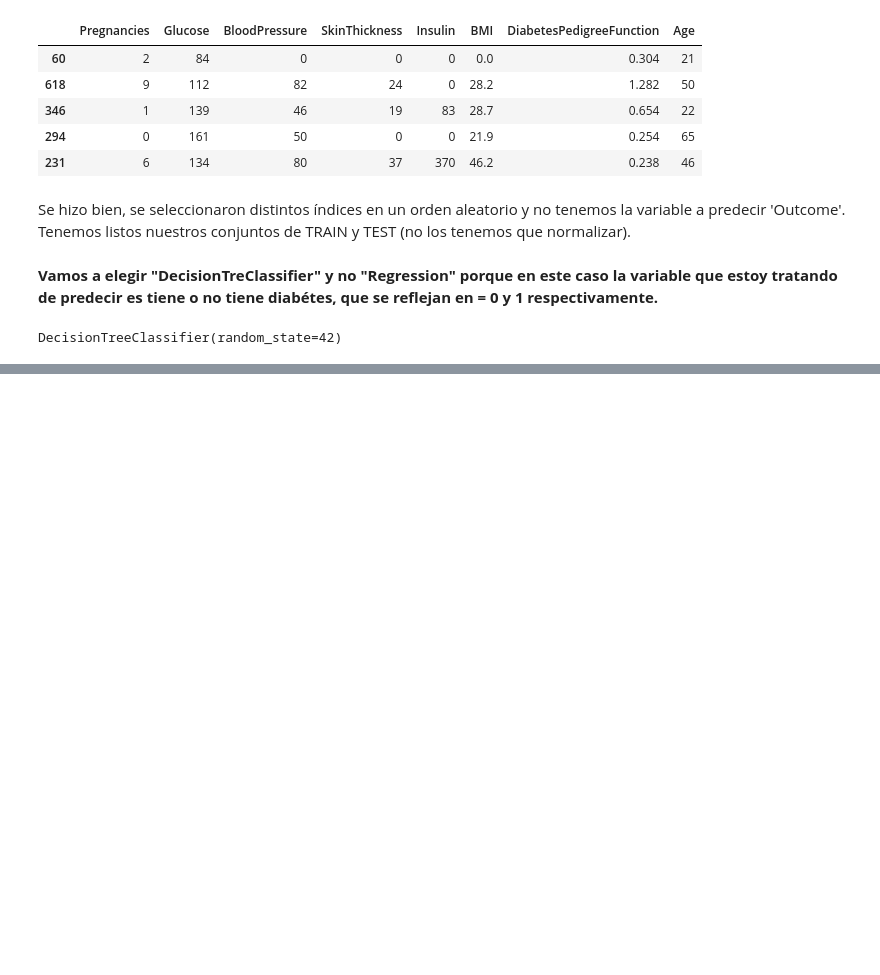
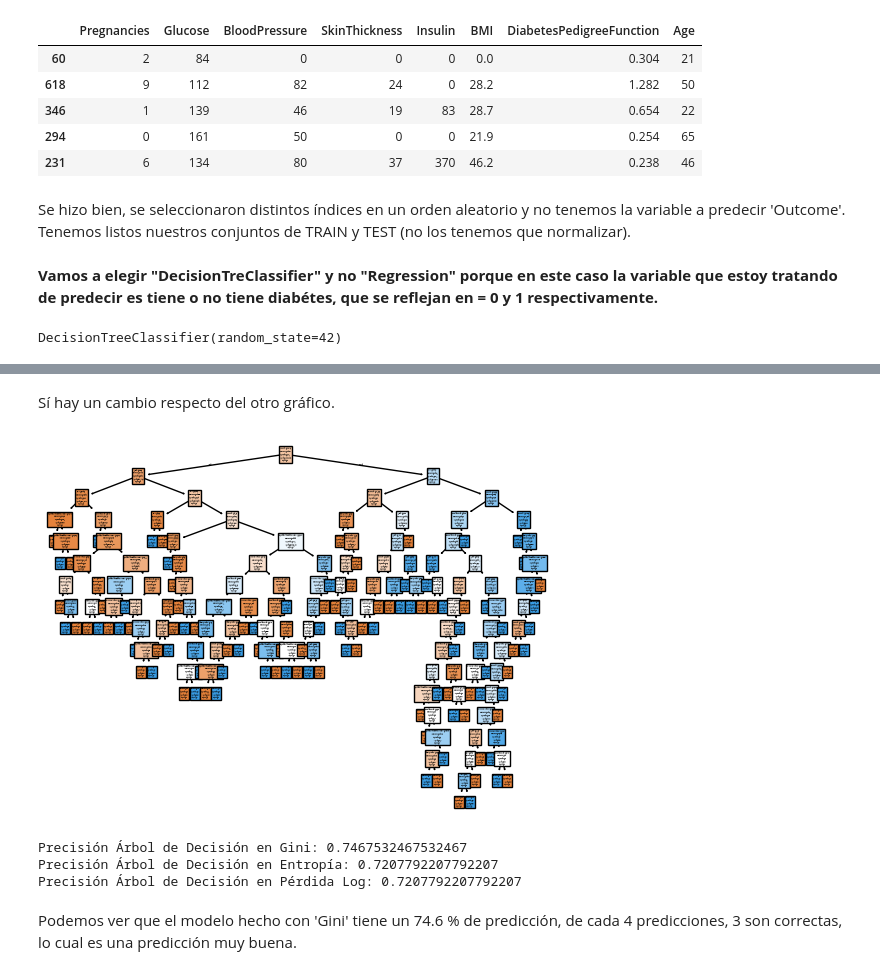
Before and after one commit to Brenda-Carloni/arboles_decision_bren, a Jupyter notebook: src/explore.ipynb, the cells around one changed output, grey strips where cells are left out. Cells and saved outputs as stored; diff of their text form; code cells hidden in the pictures; blank space fills up the shorter version.

```diff
--- a/src/explore.ipynb
+++ b/src/explore.ipynb
@@ -58,0 +90,28 @@ DecisionTreeClassifier(random_state=42)
+# %% [markdown]
+Sí hay un cambio respecto del otro gráfico.
+# %%
+plot_tree(model_log_loss, feature_names= list(x_train.columns), class_names=["0", "1"], filled= True)
+
+plt.show()
+# %% [output]
+[figure, added]
+# %%
+# Para ver cómo se comporta el modelo:
+
+y_pred = model.predict(x_test)
+y_pred_entropia = model_entropia.predict(x_test)
+y_pred_log_loss = model_log_loss.predict(x_test)
+
+# Y acá tenemos todas nuestras predicciones. No son fáciles de ver pero sí de medir. Vamos a usar accuracy.
+
+from sklearn.metrics import accuracy_score
+
+print(f'Precisión Árbol de Decisión en Gini: {accuracy_score(y_test, y_pred)}')
+print(f'Precisión Árbol de Decisión en Entropía: {accuracy_score(y_test, y_pred_entropia)}')
+print(f'Precisión Árbol de Decisión en Pérdida Log: {accuracy_score(y_test, y_pred_log_loss)}')
+# %% [output]
+Precisión Árbol de Decisión en Gini: 0.7467532467532467
+Precisión Árbol de Decisión en Entropía: 0.7207792207792207
+Precisión Árbol de Decisión en Pérdida Log: 0.7207792207792207
+# %% [markdown]
+Podemos ver que el modelo hecho con 'Gini' tiene un 74.6 % de predicción, de cada 4 predicciones, 3 son correctas, lo cual es una predicción muy buena.
```
Also changed, not shown: parts of 9 cells of this notebook.
